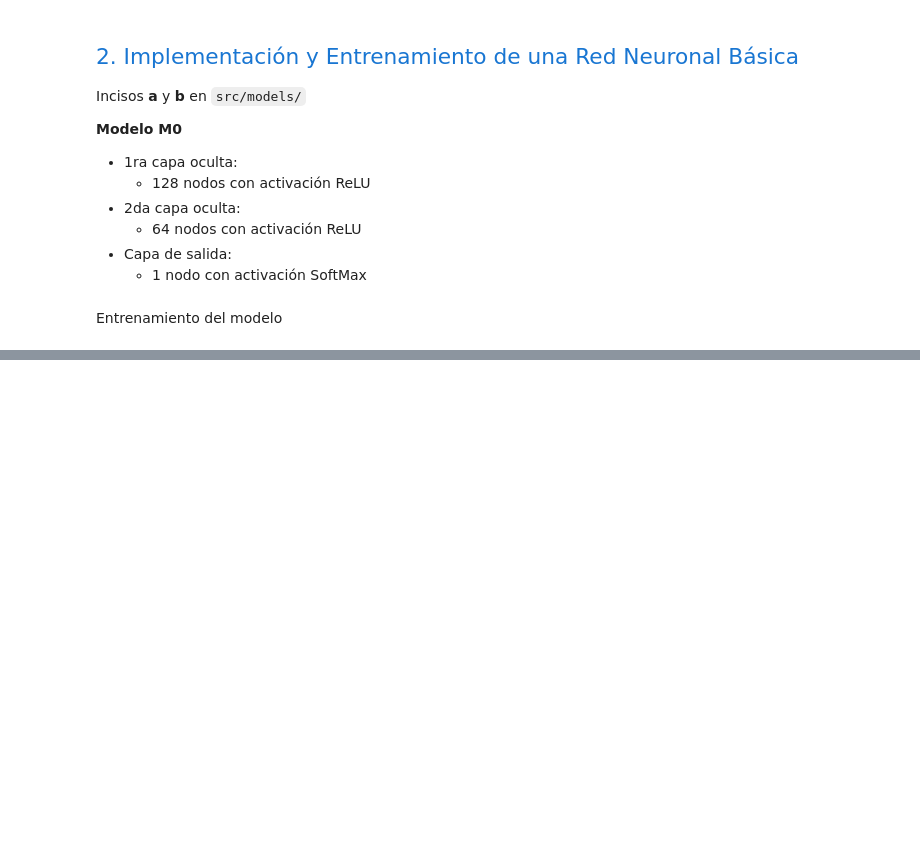
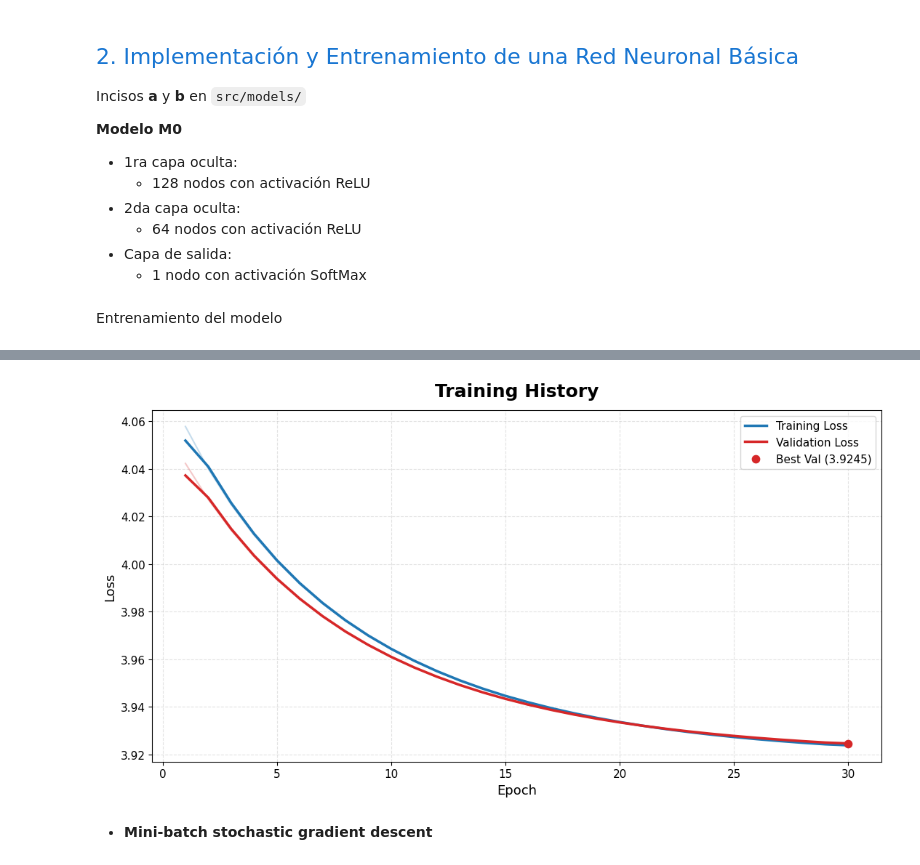
Before and after one commit to mathikneipp/emnist-neural-networks, a Jupyter notebook: notebooks/Entrega_TP3.ipynb, the cells around one changed output, grey strips where cells are left out. Drawn from its saved outputs; the diff is of its cells as text; code cells hidden in the pictures; blank space fills up the shorter version.

```diff
--- a/notebooks/Entrega_TP3.ipynb
+++ b/notebooks/Entrega_TP3.ipynb
@@ -113,0 +187,34 @@ plot_training_history(m0.fit_loss, m0.val_loss)
+# %%
+exponential_scheduling = {"type": "exponential", "gamma": 0.9}
+
+layers_m_test = [
+    DenseLayer(
+        input_dim=input_dim,
+        output_dim=128,
+        activation=ReLU(),
+        l2_regularization=0.),
+    DenseLayer(
+        input_dim=128,
+        output_dim=64,
+        activation=ReLU(),
+        l2_regularization=0.),
+    DenseLayer(
+        input_dim=64,
+        output_dim=output_dim,
+        activation=SoftMax(),
+        l2_regularization=0.)
+]
+
+m_test = SecuentialNeuralNetwork(
+    layers_m_test,
+    GradientDescent(learning_rate=0.01, scheduling=exponential_scheduling),
+    CrossEntropy()
+)
+# %%
+m_test.fit(X=X_train_search, y=y_train_search, epochs=epochs_test, batch_size=None, X_val=X_val_search, y_val=y_val_search, early_stopping=None)
+# %%
+plot_training_history(m_test.train_loss, m_test.val_loss)
+# %% [output]
+[figure, added]
+# %% [markdown]
+- **Mini-batch stochastic gradient descent**
```
Also changed, not shown: parts of 44 cells of this notebook, 14 other files.
